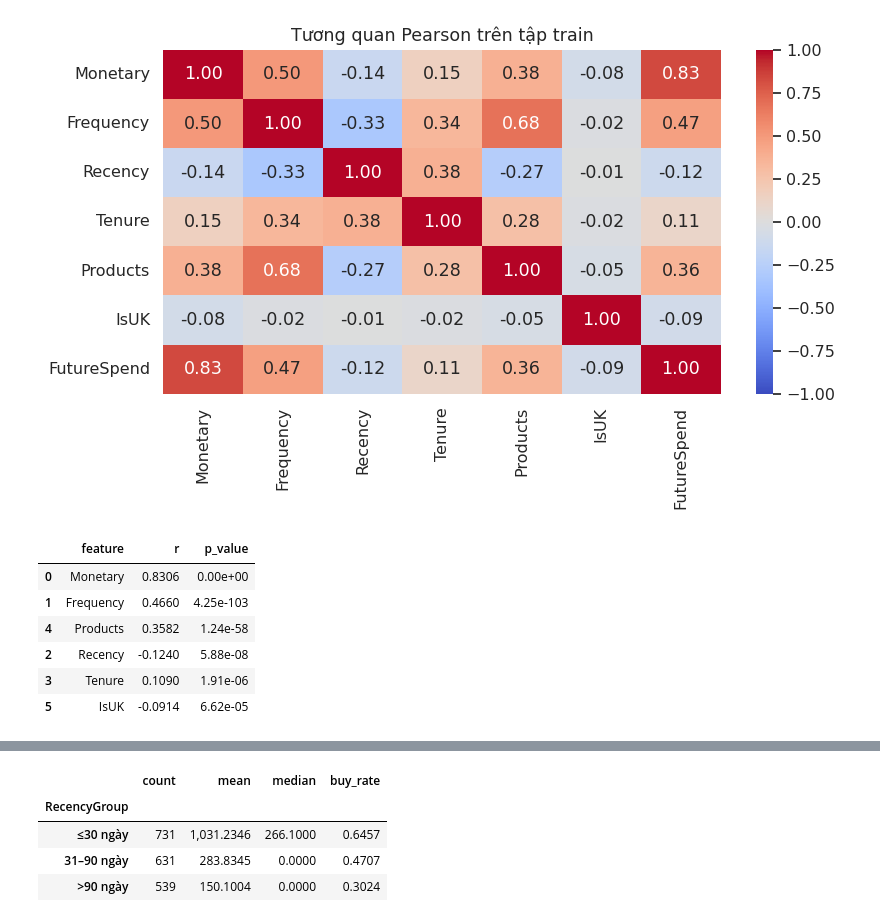
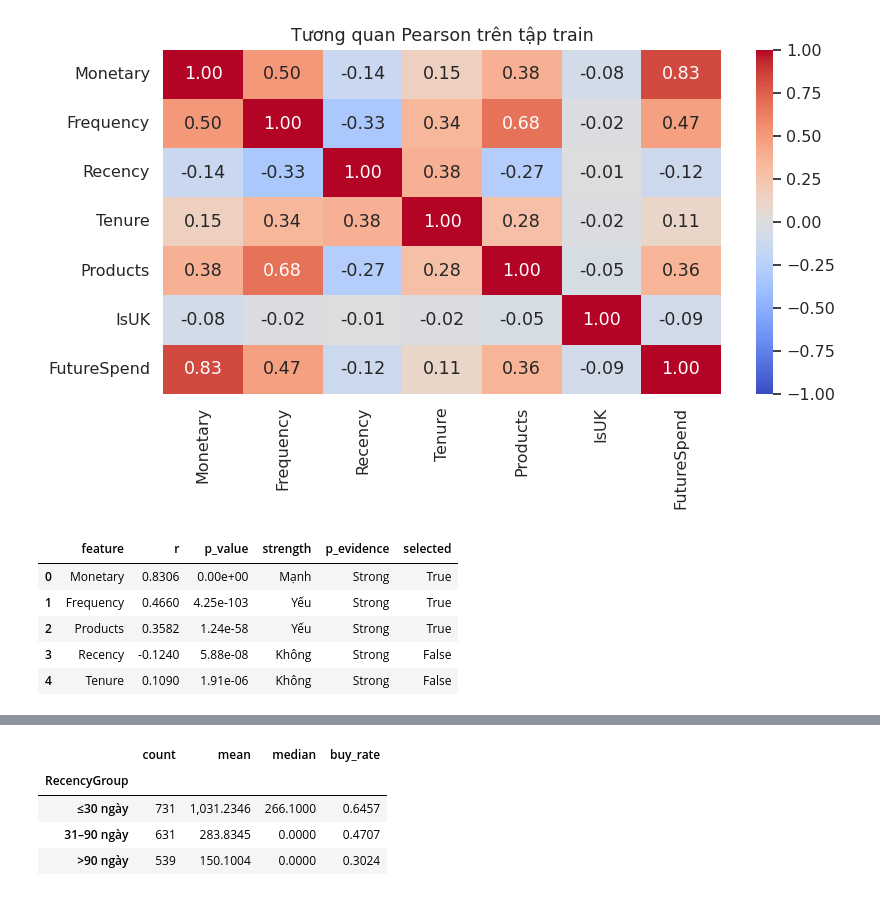
Before and after one commit to Trunguit1122/ecomanalysis, a Jupyter notebook: analysis/NhomXX_Phan_tich.ipynb, the cells around one changed output, grey strips where cells are left out. Drawn from its saved outputs; the diff is of its cells as text; code cells hidden in the pictures.

```diff
--- a/analysis/NhomXX_Phan_tich.ipynb
+++ b/analysis/NhomXX_Phan_tich.ipynb
@@ -538,6 +651,0 @@ descriptive
-# %%
-# Ngoại lệ theo IQR của y: chỉ đếm, không loại (có thể là khách mua sỉ hợp lệ)
-q1, q3 = y_train.quantile([0.25, 0.75])
-outlier_threshold = q3 + 1.5 * (q3 - q1)
-n_outliers = int(y_train.gt(outlier_threshold).sum())
-print(f'Ngưỡng ngoại lệ IQR của y (train): {outlier_threshold:,.2f} GBP | số khách vượt ngưỡng: {n_outliers} (giữ lại)')
@@ -545,0 +657,13 @@ Ngưỡng ngoại lệ IQR của y (train): 1,089.45 GBP | số khách vượt n
+# %%
+# Ngoại lệ theo IQR (quy tắc box plot ở Bài 5): ngoài [Q1 - 1.5·IQR, Q3 + 1.5·IQR]; chỉ đếm, không loại
+iqr_rows = []
+for c in NUMERIC_FEATURES + [TARGET]:
+    q1, q3 = train_df[c].quantile([0.25, 0.75])
+    low, high = q1 - 1.5 * (q3 - q1), q3 + 1.5 * (q3 - q1)
+    n_out = int(((train_df[c] < low) | (train_df[c] > high)).sum())
+    iqr_rows.append({'variable': c, 'lower_fence': low, 'upper_fence': high,
+                     'outliers': n_out, 'outlier_pct': 100 * n_out / len(train_df)})
+outliers = pd.DataFrame(iqr_rows).set_index('variable')
+outlier_threshold = float(outliers.loc[TARGET, 'upper_fence'])
+n_outliers = int(outliers.loc[TARGET, 'outliers'])
+outliers
@@ -605,19 +749,28 @@ save_fig(fig, '04_correlation')
 # %% [output]
 [figure]
 # %%
+def corr_strength(r):
+    """Mức tương quan theo bảng ở Bài 5."""
+    r = abs(r)
+    return 'Mạnh' if r >= 0.8 else 'Vừa' if r >= 0.5 else 'Yếu' if r >= 0.3 else 'Không'
+
+def p_strength(p):
+    """Mức chắc chắn của p-value theo Bài 5."""
+    return 'Strong' if p < 0.001 else 'Moderate' if p < 0.05 else 'Weak' if p < 0.1 else 'No'
+
 pearson_rows = []
-for c in FEATURES:
+for c in NUMERIC_FEATURES:
     r, p = stats.pearsonr(train_df[c], train_df[TARGET])
-    pearson_rows.append({'feature': c, 'r': r, 'p_value': p})
-pearson = pd.DataFrame(pearson_rows)
+    pearson_rows.append({'feature': c, 'r': r, 'p_value': p, 'strength': corr_strength(r),
+                         'p_evidence': p_strength(p), 'selected': abs(r) >= MIN_ABS_CORR and p < ALPHA})
+pearson = pd.DataFrame(pearson_rows).sort_values('r', key=np.abs, ascending=False).reset_index(drop=True)
 pearson.to_csv(OUT_DIR / 'pearson_train.csv', index=False)
-# p-value hiển thị dạng khoa học vì nhiều giá trị rất nhỏ; p = 0.00e+00 là nhỏ hơn mức float64 biểu diễn được
-pearson.sort_values('r', key=np.abs, ascending=False).assign(p_value=lambda d: d['p_value'].map('{:.2e}'.format))
+# p-value hiển thị dạng khoa học vì rất nhỏ; 0.00e+00 nghĩa là nhỏ hơn mức máy tính biểu diễn được
+pearson.assign(p_value=pearson['p_value'].map('{:.2e}'.format))
 # %% [output]
-|  | feature | r | p_value |
-| 0 | Monetary | 0.8306 | 0.00e+00 |
-| 1 | Frequency | 0.4660 | 4.25e-103 |
-| 4 | Products | 0.3582 | 1.24e-58 |
-| 2 | Recency | -0.1240 | 5.88e-08 |
-| 3 | Tenure | 0.1090 | 1.91e-06 |
-| 5 | IsUK | -0.0914 | 6.62e-05 |
+|  | feature | r | p_value | strength | p_evidence | selected |
+| 0 | Monetary | 0.8306 | 0.00e+00 | Mạnh | Strong | True |
+| 1 | Frequency | 0.4660 | 4.25e-103 | Yếu | Strong | True |
+| 2 | Products | 0.3582 | 1.24e-58 | Yếu | Strong | True |
+| 3 | Recency | -0.1240 | 5.88e-08 | Không | Strong | False |
+| 4 | Tenure | 0.1090 | 1.91e-06 | Không | Strong | False |
```
Also changed, not shown: parts of 54 cells of this notebook, 2 other files.
